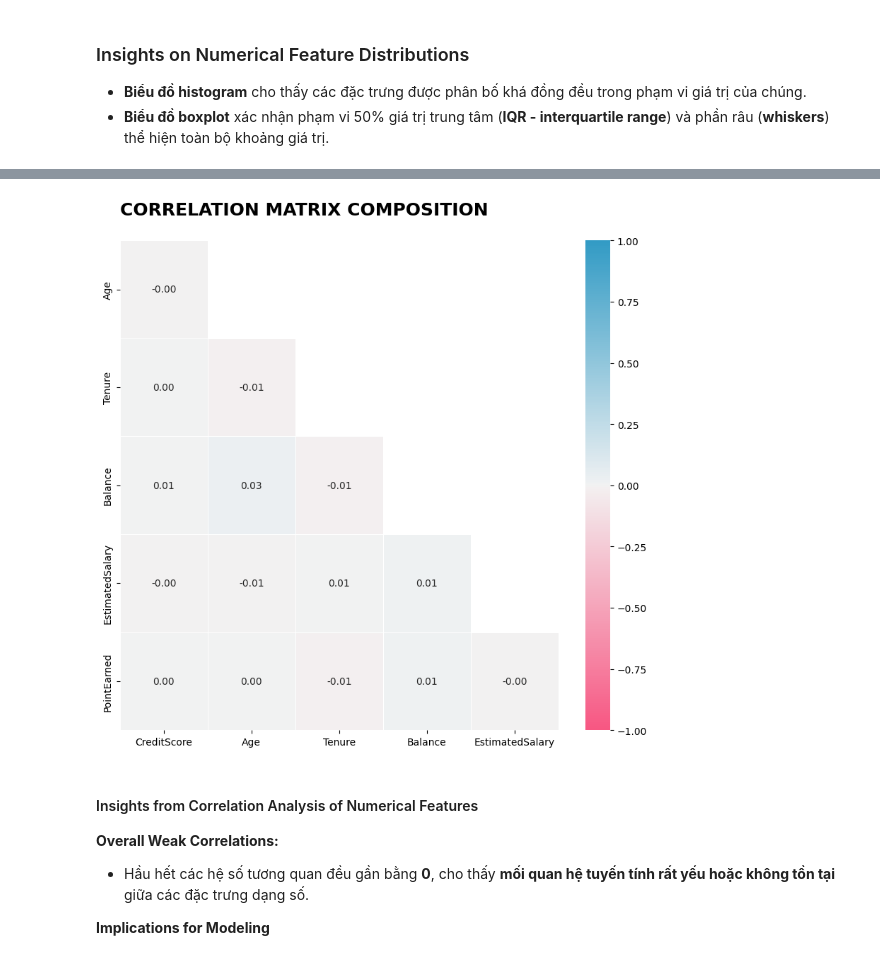
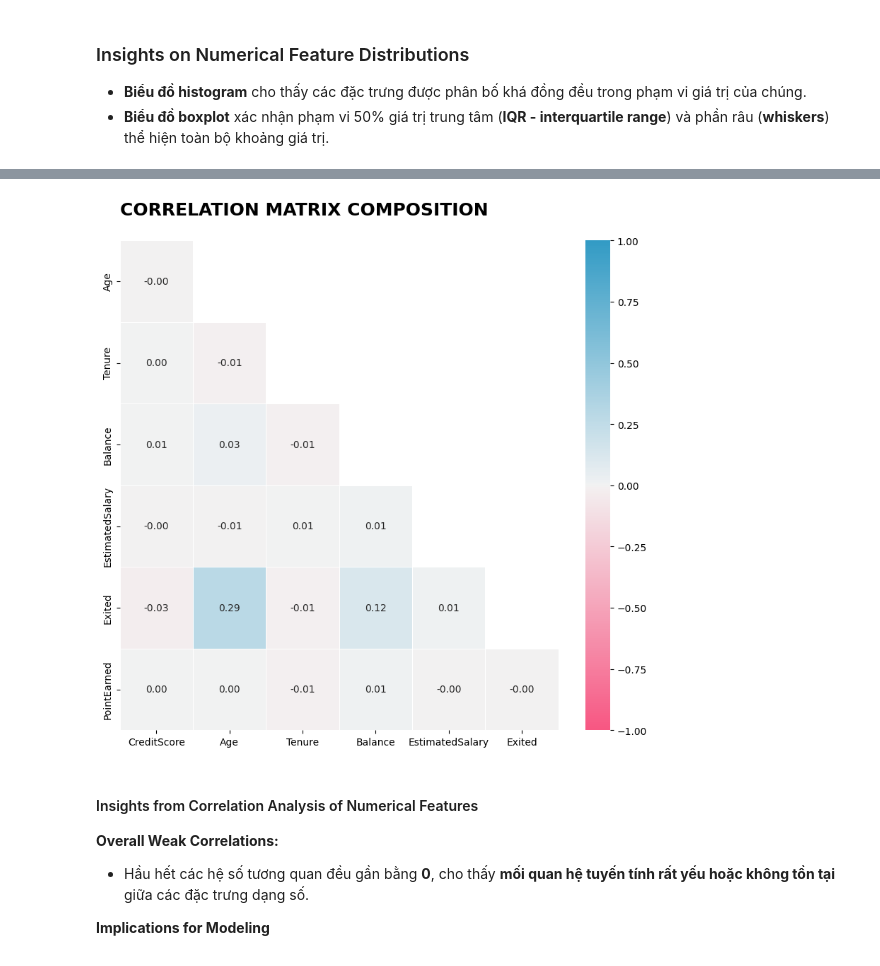
Before and after one commit to daominhthuan42/mindx-data-analytics-bootcamp, a Jupyter notebook: 01_MODULE_2/FINAL_PROJECT/Customer_churn.ipynb, the cells around one changed output, grey strips where cells are left out. Drawn from its saved outputs; the diff is of its cells as text; code cells hidden in the pictures.

```diff
--- a/01_MODULE_2/FINAL_PROJECT/Customer_churn.ipynb
+++ b/01_MODULE_2/FINAL_PROJECT/Customer_churn.ipynb
@@ -1355,26 +1355,26 @@ $$
 * $x_i, y_i$: observed values
 * $\bar{x}, \bar{y}$: sample means of X and Y.
 # %%
-corr_matrix = df_customer_churn.drop(columns="Exited", axis=1).corr(numeric_only=True)
+corr_matrix = df_customer_churn.corr(numeric_only=True)
 # one_like can build a matrix of boolean(True, False) with the same shape as our data
 ones_corr = np.ones_like(corr_matrix, dtype=bool)
 mask = np.triu(ones_corr)
 adjusted_mask = mask[1:, :-1]
 adjusted_cereal_corr = corr_matrix.iloc[1:, :-1]
 
 fig, ax = plt.subplots(figsize = (10, 9))
 # That method uses HUSL colors, so you need hue, saturation, and lightness.
 # I used hsluv.org to select the colors of this chart.
 cmap = sns.diverging_palette(0, 230, 90, 60, as_cmap=True)
 
 sns.heatmap(data=adjusted_cereal_corr, mask=adjusted_mask,
             annot=True, fmt=".2f", cmap=cmap,
             vmin=-1, vmax=1, linecolor="white", linewidths=0.5)
 
 title = 'CORRELATION MATRIX COMPOSITION\n'
 ax.set_title(title, loc='left', fontsize=18, weight="bold");
 # %% [output]
-[figure, old version]
+[figure, new version]
 # %% [markdown]
 #### Insights from Correlation Analysis of Numerical Features
 
```
Also changed, not shown: parts of 34 cells of this notebook, 39 other files.
